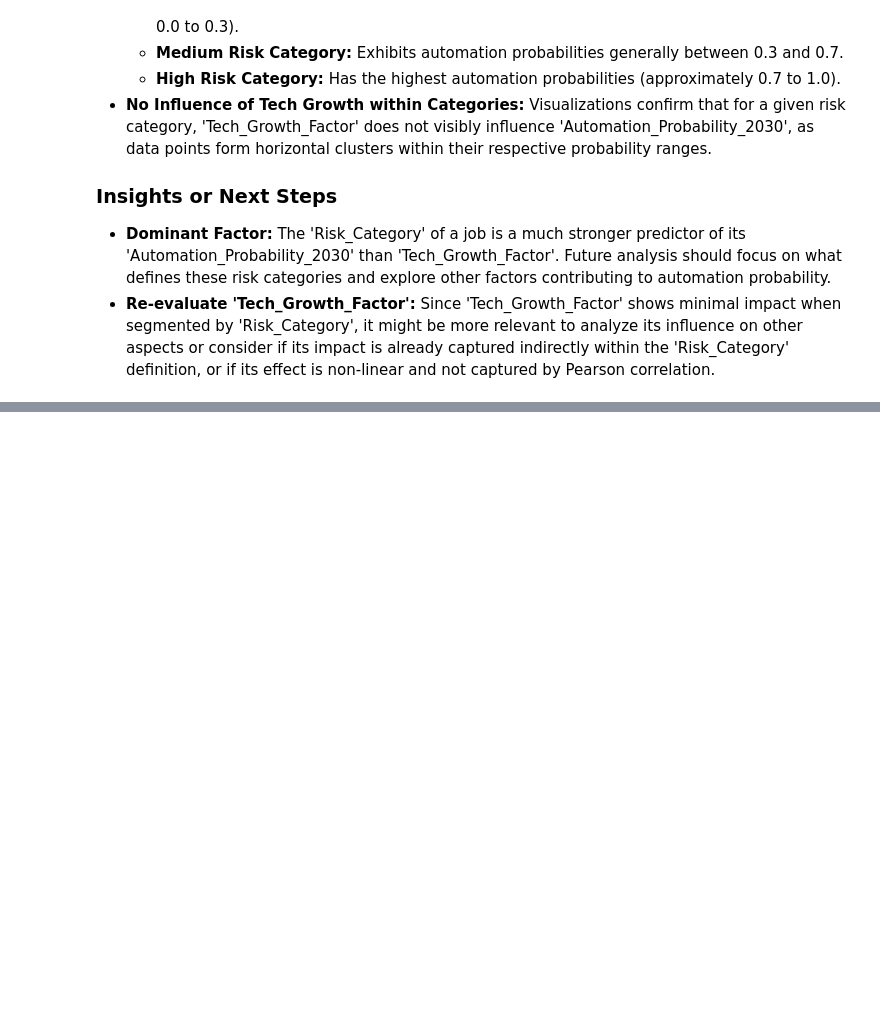
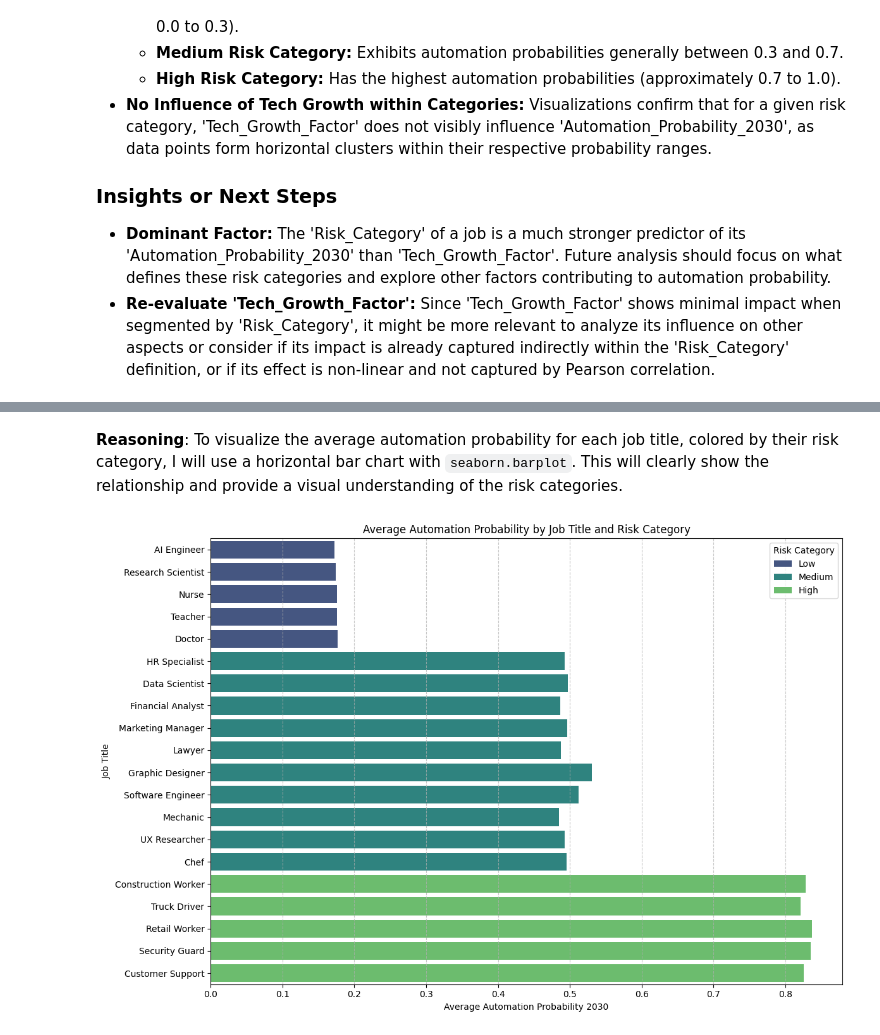
Before and after one commit to diyapant-max/python-foundation, a Jupyter notebook: data_cleanup.ipynb, the cells around one changed output, grey strips where cells are left out. Drawn from its saved outputs; the diff is of its cells as text; code cells hidden in the pictures; blank space fills up the shorter version.

```diff
--- a/data_cleanup.ipynb
+++ b/data_cleanup.ipynb
@@ -300,0 +422,6 @@ Summarize the findings from the correlation analysis and visualizations, highlig
+# %%
+avg_automation_by_job_risk = df.groupby(['Job_Title', 'Risk_Category'])['Automation_Probability_2030'].mean().reset_index()
+avg_automation_by_job_risk.rename(columns={'Automation_Probability_2030': 'Average_Automation_Probability'}, inplace=True)
+avg_automation_by_job_risk.sort_values(by='Average_Automation_Probability', ascending=True, inplace=True)
+print(avg_automation_by_job_risk.head())
+print(avg_automation_by_job_risk.tail())
@@ -300,0 +446,15 @@ Summarize the findings from the correlation analysis and visualizations, highlig
+# %% [markdown]
+**Reasoning**:
+To visualize the average automation probability for each job title, colored by their risk category, I will use a horizontal bar chart with `seaborn.barplot`. This will clearly show the relationship and provide a visual understanding of the risk categories.
+# %%
+plt.figure(figsize=(12, 8))
+sns.barplot(x='Average_Automation_Probability', y='Job_Title', hue='Risk_Category', data=avg_automation_by_job_risk, palette='viridis', dodge=False)
+plt.title('Average Automation Probability by Job Title and Risk Category')
+plt.xlabel('Average Automation Probability 2030')
+plt.ylabel('Job Title')
+plt.legend(title='Risk Category')
+plt.grid(axis='x', linestyle='--', alpha=0.7)
+plt.tight_layout()
+plt.show()
+# %% [output]
+[figure, added]
```
Also changed, not shown: parts of 22 cells of this notebook.
